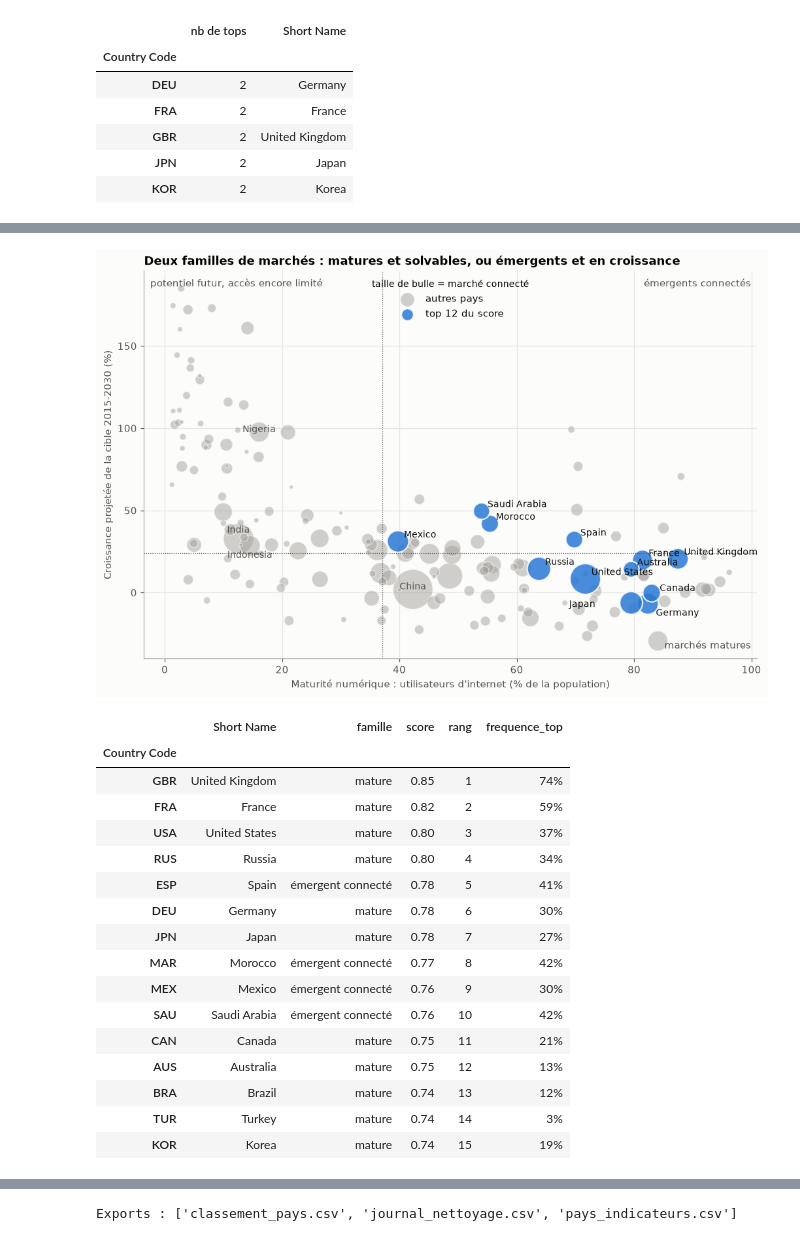
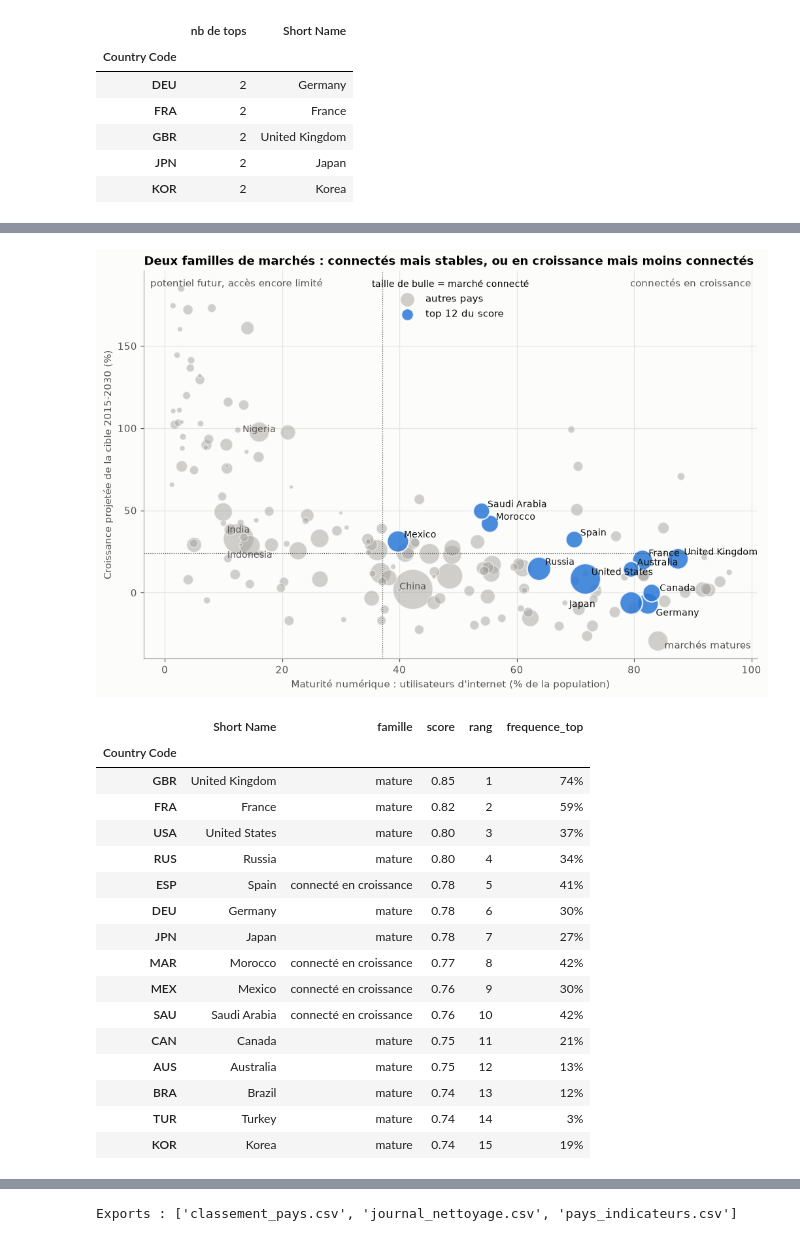
Before and after one commit to gwils28/Mentoring_OC, a Jupyter notebook: Data-Engineer/P01-analyse-systemes-educatifs/notebooks/projet_edstats_corrige.ipynb, the cells around one changed output, grey strips where cells are left out. Cells and saved outputs as stored; diff of their text form; code cells hidden in the pictures.

Commit message:
P01 : corrigé relu par le statisticien (deux lois de tirage, double comptage d'internet, Russie, journal complet)

```diff
--- a/Data-Engineer/P01-analyse-systemes-educatifs/notebooks/projet_edstats_corrige.ipynb
+++ b/Data-Engineer/P01-analyse-systemes-educatifs/notebooks/projet_edstats_corrige.ipynb
@@ -309,12 +309,12 @@ footnote_liste = tables["FootNote"][~tables["FootNote"]["CountryCode"].isin(faux
 **Méthode 2 — inner join** : on ne garde que ce qui existe dans `Country` nettoyé (liste blanche).
 # %%
 codes_pays = country[["Country Code"]]
-data_join = tables["Data"].merge(codes_pays, on="Country Code", how="inner")
+data_join = tables["Data"].merge(codes_pays, on="Country Code", how="inner", validate="many_to_one")
 country_series_join = tables["Country-Series"].merge(
-    codes_pays, left_on="CountryCode", right_on="Country Code", how="inner"
+    codes_pays, left_on="CountryCode", right_on="Country Code", how="inner", validate="many_to_one"
 ).drop(columns="Country Code")
 footnote_join = tables["FootNote"].merge(
-    codes_pays, left_on="CountryCode", right_on="Country Code", how="inner"
+    codes_pays, left_on="CountryCode", right_on="Country Code", how="inner", validate="many_to_one"
 ).drop(columns="Country Code")
 
 pd.DataFrame(
@@ -966,42 +1021,42 @@ top = carte.head(12).index
 fig, ax = plt.subplots(figsize=(11, 7))
 autres = carte.drop(index=top)
 ax.scatter(autres["maturite_numerique"], autres["dynamique"] * 100,
            s=np.sqrt(autres["marche_connecte"]) / 6, color=viz.MUTED, alpha=0.5,
            edgecolor=viz.SURFACE, linewidth=1, label="autres pays")
 ax.scatter(carte.loc[top, "maturite_numerique"], carte.loc[top, "dynamique"] * 100,
            s=np.sqrt(carte.loc[top, "marche_connecte"]) / 6, color=viz.BLUE, alpha=0.85,
            edgecolor=viz.SURFACE, linewidth=1.5, label="top 12 du score")
 decalages = {"DEU": (8, -12), "JPN": (-62, -4), "CAN": (8, 2)}
 for code_pays in top:
     ax.annotate(carte.loc[code_pays, "Short Name"],
                 (carte.loc[code_pays, "maturite_numerique"], carte.loc[code_pays, "dynamique"] * 100),
                 xytext=decalages.get(code_pays, (6, 4)), textcoords="offset points", fontsize=9, color=viz.TEXT)
 for code_pays, decalage in {"CHN": (0, 0), "IND": (0, 6), "NGA": (0, 0), "IDN": (0, -12)}.items():
     # grands marchés hors top : Mark posera la question
     ax.annotate(carte.loc[code_pays, "Short Name"],
                 (carte.loc[code_pays, "maturite_numerique"], carte.loc[code_pays, "dynamique"] * 100),
                 xytext=decalage, textcoords="offset points", fontsize=9, color=viz.TEXT_2, ha="center")
 ax.axvline(seuil_maturite, color=viz.TEXT_2, linewidth=0.8, linestyle=":")
 ax.axhline(seuil_dynamique * 100, color=viz.TEXT_2, linewidth=0.8, linestyle=":")
-ax.text(0.99, 0.98, "émergents connectés", transform=ax.transAxes, ha="right", va="top", color=viz.TEXT_2)
+ax.text(0.99, 0.98, "connectés en croissance", transform=ax.transAxes, ha="right", va="top", color=viz.TEXT_2)
 ax.text(0.99, 0.02, "marchés matures", transform=ax.transAxes, ha="right", va="bottom", color=viz.TEXT_2)
 ax.text(0.01, 0.98, "potentiel futur, accès encore limité", transform=ax.transAxes, ha="left", va="top", color=viz.TEXT_2)
 ax.set(
-    title="Deux familles de marchés : matures et solvables, ou émergents et en croissance",
+    title="Deux familles de marchés : connectés mais stables, ou en croissance mais moins connectés",
     xlabel="Maturité numérique : utilisateurs d'internet (% de la population)",
     ylabel="Croissance projetée de la cible 2015-2030 (%)",
 )
 ax.legend(loc="upper center", markerscale=0.5, title="taille de bulle = marché connecté", title_fontsize=9)
 viz.save(fig, "carte_marches")
 plt.show()
 # %% [output]
-[figure, old version]
+[figure, new version]
 # %%
 def famille_de_marche(ligne):
     mature = ligne["maturite_numerique"] >= seuil_maturite
     dynamique = ligne["dynamique"] >= seuil_dynamique
     if mature and dynamique:
-        return "émergent connecté"
+        return "connecté en croissance"
     if mature:
         return "mature"
     if dynamique:
@@ -1019,12 +1074,12 @@ recommandation.style.format({"score": "{:.2f}", "frequence_top": "{:.0%}"})
 | FRA | France | mature | 0.82 | 2 | 59% |
 | USA | United States | mature | 0.80 | 3 | 37% |
 | RUS | Russia | mature | 0.80 | 4 | 34% |
-| ESP | Spain | émergent connecté | 0.78 | 5 | 41% |
+| ESP | Spain | connecté en croissance | 0.78 | 5 | 41% |
 | DEU | Germany | mature | 0.78 | 6 | 30% |
 | JPN | Japan | mature | 0.78 | 7 | 27% |
-| MAR | Morocco | émergent connecté | 0.77 | 8 | 42% |
-| MEX | Mexico | émergent connecté | 0.76 | 9 | 30% |
-| SAU | Saudi Arabia | émergent connecté | 0.76 | 10 | 42% |
+| MAR | Morocco | connecté en croissance | 0.77 | 8 | 42% |
+| MEX | Mexico | connecté en croissance | 0.76 | 9 | 30% |
+| SAU | Saudi Arabia | connecté en croissance | 0.76 | 10 | 42% |
 | CAN | Canada | mature | 0.75 | 11 | 21% |
 | AUS | Australia | mature | 0.75 | 12 | 13% |
 | BRA | Brazil | mature | 0.74 | 13 | 12% |
```
Also changed, not shown: parts of 16 cells of this notebook, 5 other files.
